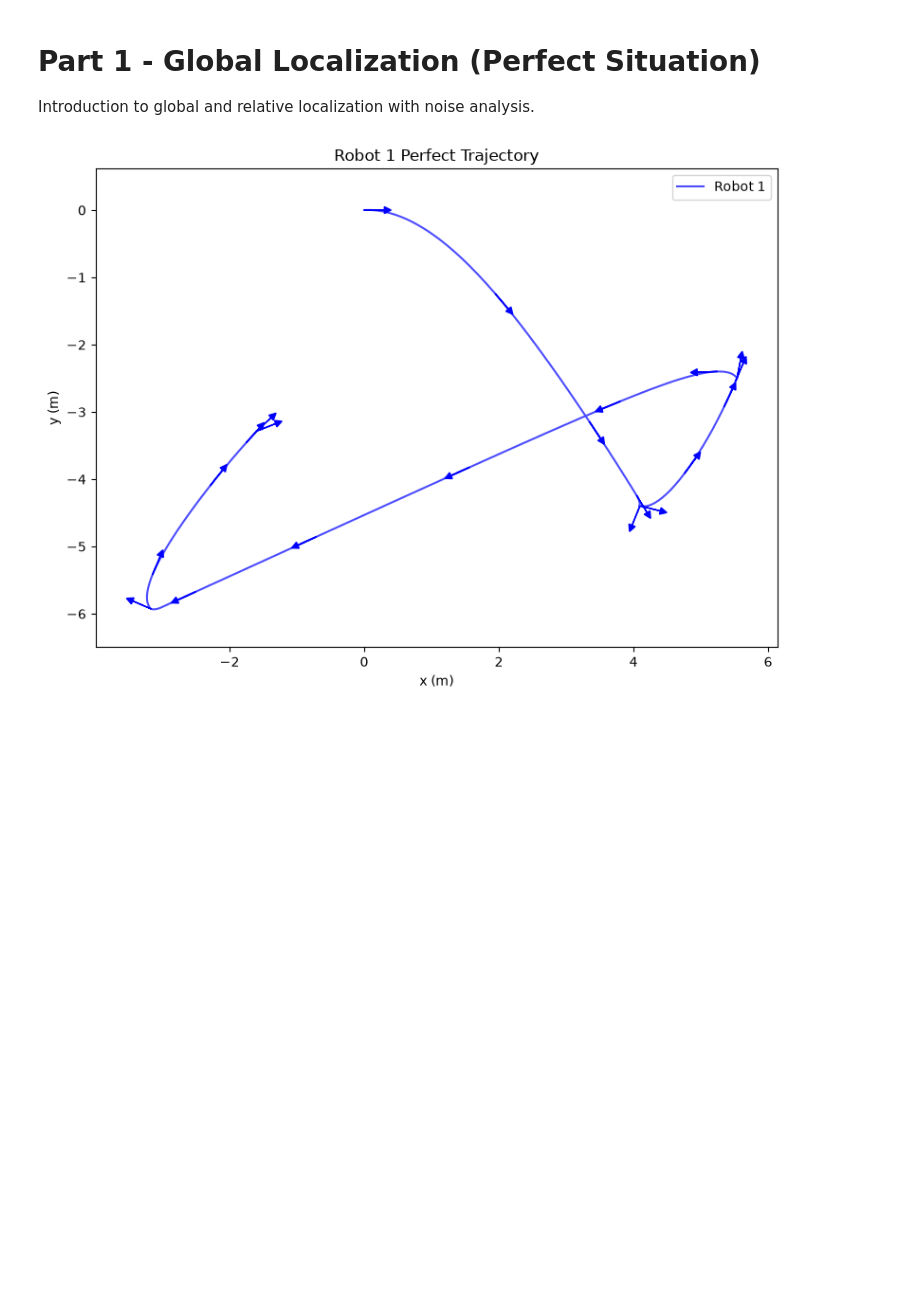
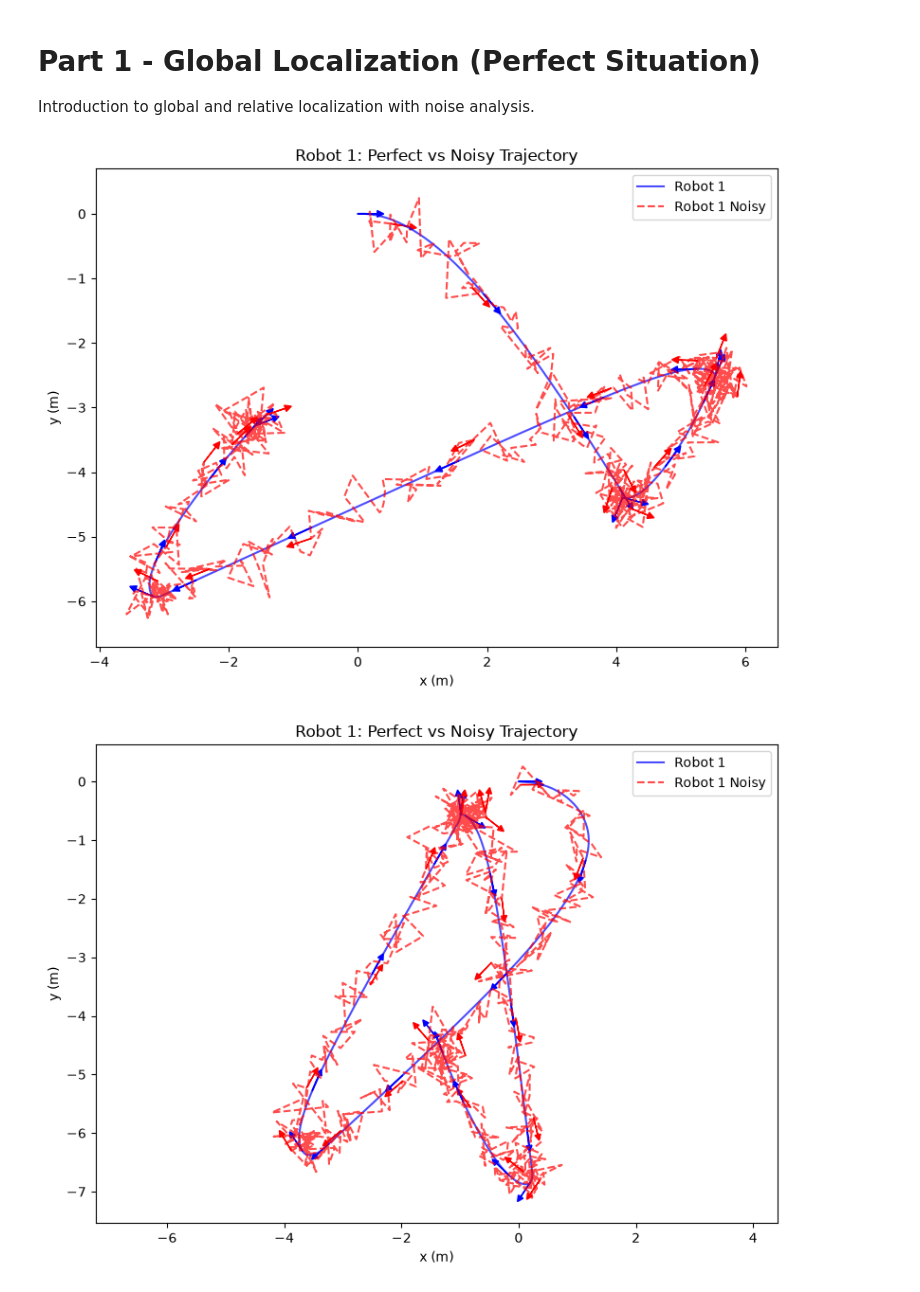
Before and after one commit to y2d2/Relative-localisation-tutorial, a Jupyter notebook: notebooks/part_1.ipynb, the cells around one changed output. Drawn from its saved outputs; the diff is of its cells as text; code cells hidden in the pictures; blank space fills up the shorter version.

Commit message:
Clean up of part1

```diff
--- a/notebooks/part_1.ipynb
+++ b/notebooks/part_1.ipynb
@@ -17,36 +18,19 @@ from config import TrajectoryConfig, NoiseConfig
 from trajectory import generate_trajectory, sgal3_to_se2_poses, add_noise
 from relative_pose import poses_to_se2, compute_relative_pose
 # %%
-# Cell 3: Robot 1 perfect trajectory generation and visualization
+#  Parameters.
+duration = 50.0
+timestamp = 0.1
 
-traj_config = TrajectoryConfig(duration=50.0, timestep=0.1, seed=42)
+# robot1
+traj_config_robot1 = TrajectoryConfig(duration=duration, timestep=timestamp, seed=42)
+noise_config_robot1 = NoiseConfig(sigma_x=0.2, sigma_y=0.2, sigma_theta=np.deg2rad(5))
+poses_robot1, poses_robot1_noisy = part1_functions.plot_robot_trajectory(traj_config_robot1, noise_config_robot1)
 
-traj_robot1 = generate_trajectory(
-    duration=traj_config.duration,
-    timestep=traj_config.timestep,
-    seed=traj_config.seed
-)
-
-poses_robot1 = sgal3_to_se2_poses(traj_robot1.X_RRi)
-
-fig, ax = plt.subplots(1, 1, figsize=(8, 6))
-ax.plot(poses_robot1[:, 0], poses_robot1[:, 1], 'b-', label='Robot 1', alpha=0.7)
-
-arrow_len = 0.3
-step = max(1, len(poses_robot1) // 20)
-for i in range(0, len(poses_robot1), step):
-    x_i, y_i, theta_i = poses_robot1[i]
-    dx = arrow_len * np.cos(theta_i)
-    dy = arrow_len * np.sin(theta_i)
-    ax.arrow(x_i, y_i, dx, dy, head_width=0.1, head_length=0.1, fc='b', ec='b')
-
-ax.set_xlabel('x (m)')
-ax.set_ylabel('y (m)')
-ax.axis('equal')
-ax.legend()
-ax.set_title('Robot 1 Perfect Trajectory')
-
-plt.tight_layout()
-plt.show()
+# robot2
+traj_config_robot2 = TrajectoryConfig(duration=duration, timestep=timestamp, seed=3)
+noise_config_robot2 = NoiseConfig(sigma_x=0.2, sigma_y=0.2, sigma_theta=np.deg2rad(5))
+poses_robot2, poses_robot2_noisy = part1_functions.plot_robot_trajectory(traj_config_robot2, noise_config_robot2)
 # %% [output]
-[figure, old version]
+[figure, new version]
+[figure, added]
```
Also changed, not shown: parts of 8 cells of this notebook, 1 other file.
